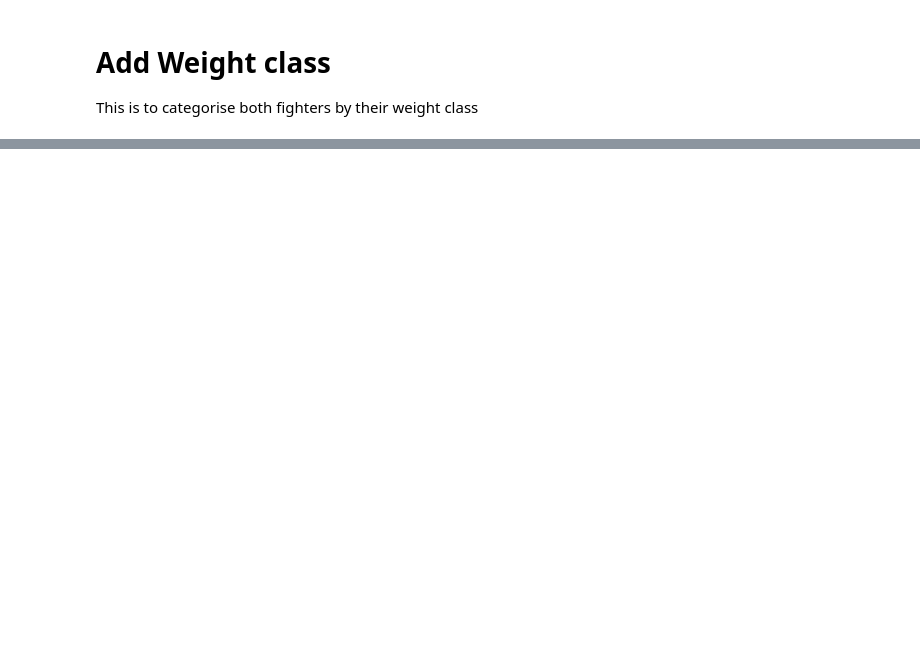
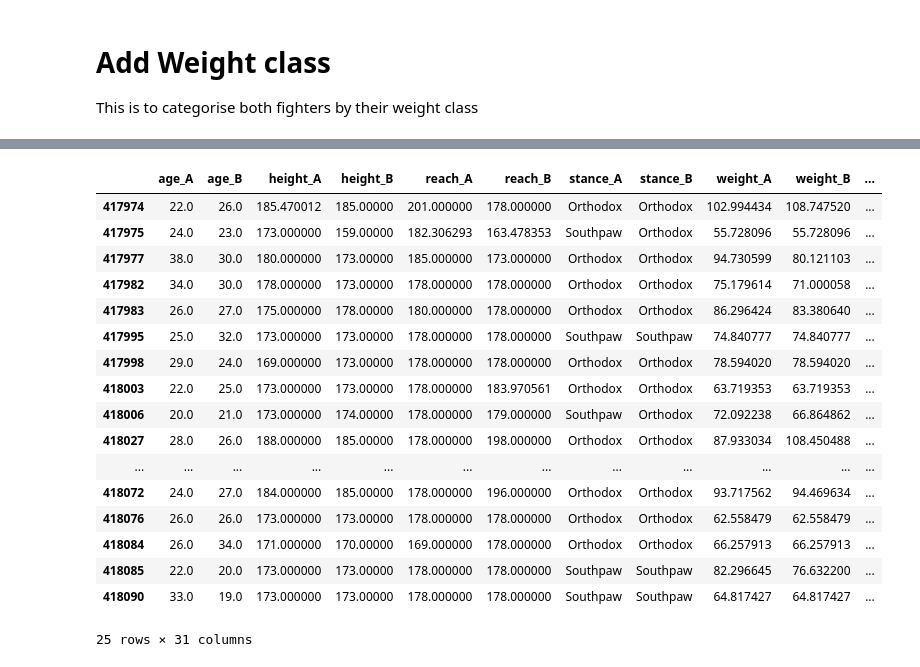
Before and after one commit to gurvirdhillon/boxing_ring_etl, a Jupyter notebook: notebooks/clean_boxer_info.ipynb, the cells around one changed output, grey strips where cells are left out. Cells and saved outputs as stored; diff of their text form; code cells hidden in the pictures; blank space fills up the shorter version.

```diff
--- a/notebooks/clean_boxer_info.ipynb
+++ b/notebooks/clean_boxer_info.ipynb
@@ -920,0 +984,21 @@ df.tail()
+# %%
+df.tail(25)
+# %% [output]
+|  | age_A | age_B | height_A | height_B | reach_A | reach_B | stance_A | stance_B | weight_A | weight_B | ... |
+| 417974 | 22.0 | 26.0 | 185.470012 | 185.00000 | 201.000000 | 178.000000 | Orthodox | Orthodox | 102.994434 | 108.747520 | ... |
+| 417975 | 24.0 | 23.0 | 173.000000 | 159.00000 | 182.306293 | 163.478353 | Southpaw | Orthodox | 55.728096 | 55.728096 | ... |
+| 417977 | 38.0 | 30.0 | 180.000000 | 173.00000 | 185.000000 | 173.000000 | Orthodox | Orthodox | 94.730599 | 80.121103 | ... |
+| 417982 | 34.0 | 30.0 | 178.000000 | 173.00000 | 178.000000 | 178.000000 | Orthodox | Orthodox | 75.179614 | 71.000058 | ... |
+| 417983 | 26.0 | 27.0 | 175.000000 | 178.00000 | 180.000000 | 178.000000 | Orthodox | Orthodox | 86.296424 | 83.380640 | ... |
+| 417995 | 25.0 | 32.0 | 173.000000 | 173.00000 | 178.000000 | 178.000000 | Southpaw | Southpaw | 74.840777 | 74.840777 | ... |
+| 417998 | 29.0 | 24.0 | 169.000000 | 173.00000 | 178.000000 | 178.000000 | Orthodox | Orthodox | 78.594020 | 78.594020 | ... |
+| 418003 | 22.0 | 25.0 | 173.000000 | 173.00000 | 178.000000 | 183.970561 | Orthodox | Orthodox | 63.719353 | 63.719353 | ... |
+| 418006 | 20.0 | 21.0 | 173.000000 | 174.00000 | 178.000000 | 179.000000 | Southpaw | Orthodox | 72.092238 | 66.864862 | ... |
+| 418027 | 28.0 | 26.0 | 188.000000 | 185.00000 | 178.000000 | 198.000000 | Orthodox | Orthodox | 87.933034 | 108.450488 | ... |
+| ... | ... | ... | ... | ... | ... | ... | ... | ... | ... | ... | ... |
+| 418072 | 24.0 | 27.0 | 184.000000 | 185.00000 | 178.000000 | 196.000000 | Orthodox | Orthodox | 93.717562 | 94.469634 | ... |
+| 418076 | 26.0 | 26.0 | 173.000000 | 173.00000 | 178.000000 | 178.000000 | Orthodox | Orthodox | 62.558479 | 62.558479 | ... |
+| 418084 | 26.0 | 34.0 | 171.000000 | 170.00000 | 169.000000 | 178.000000 | Orthodox | Orthodox | 66.257913 | 66.257913 | ... |
+| 418085 | 22.0 | 20.0 | 173.000000 | 173.00000 | 178.000000 | 178.000000 | Southpaw | Southpaw | 82.296645 | 76.632200 | ... |
+| 418090 | 33.0 | 19.0 | 173.000000 | 173.00000 | 178.000000 | 178.000000 | Southpaw | Southpaw | 64.817427 | 64.817427 | ... |
+25 rows × 31 columns
```
Also changed, not shown: parts of 20 cells of this notebook, 5 other files.
